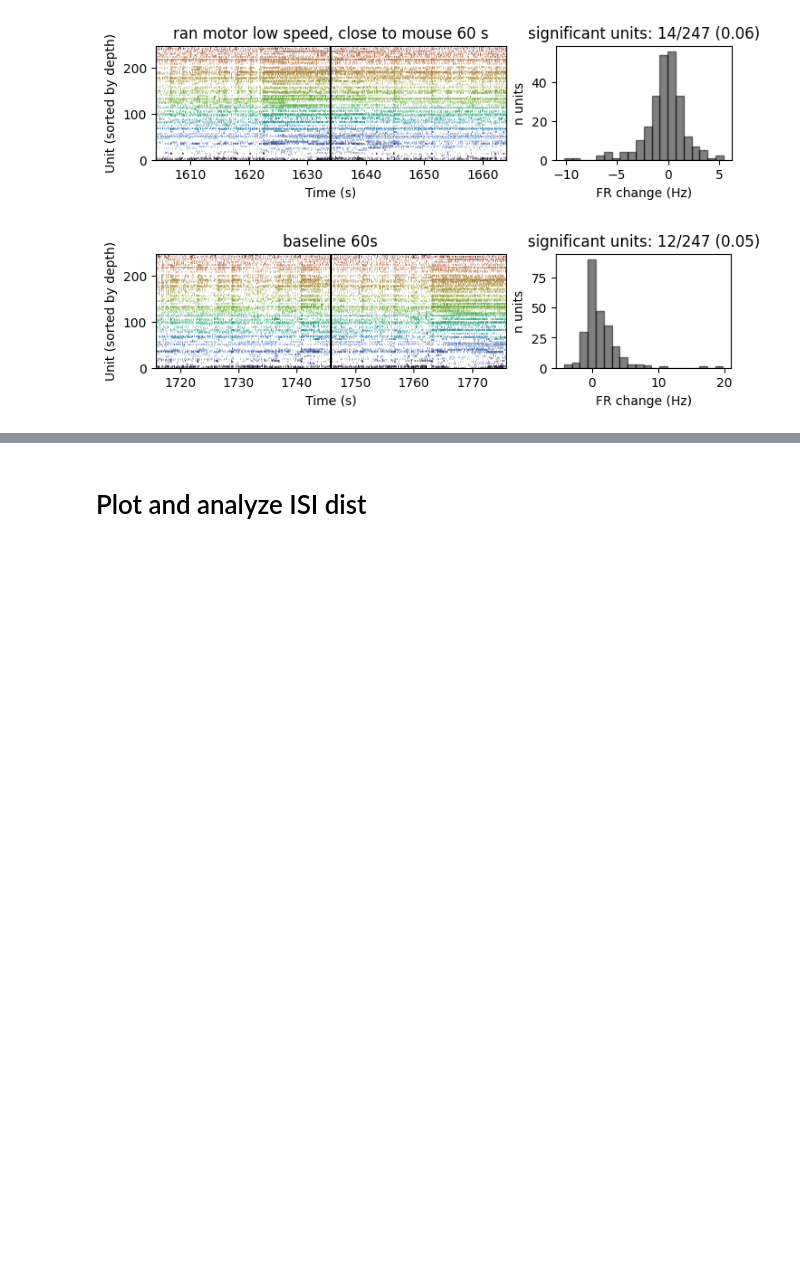
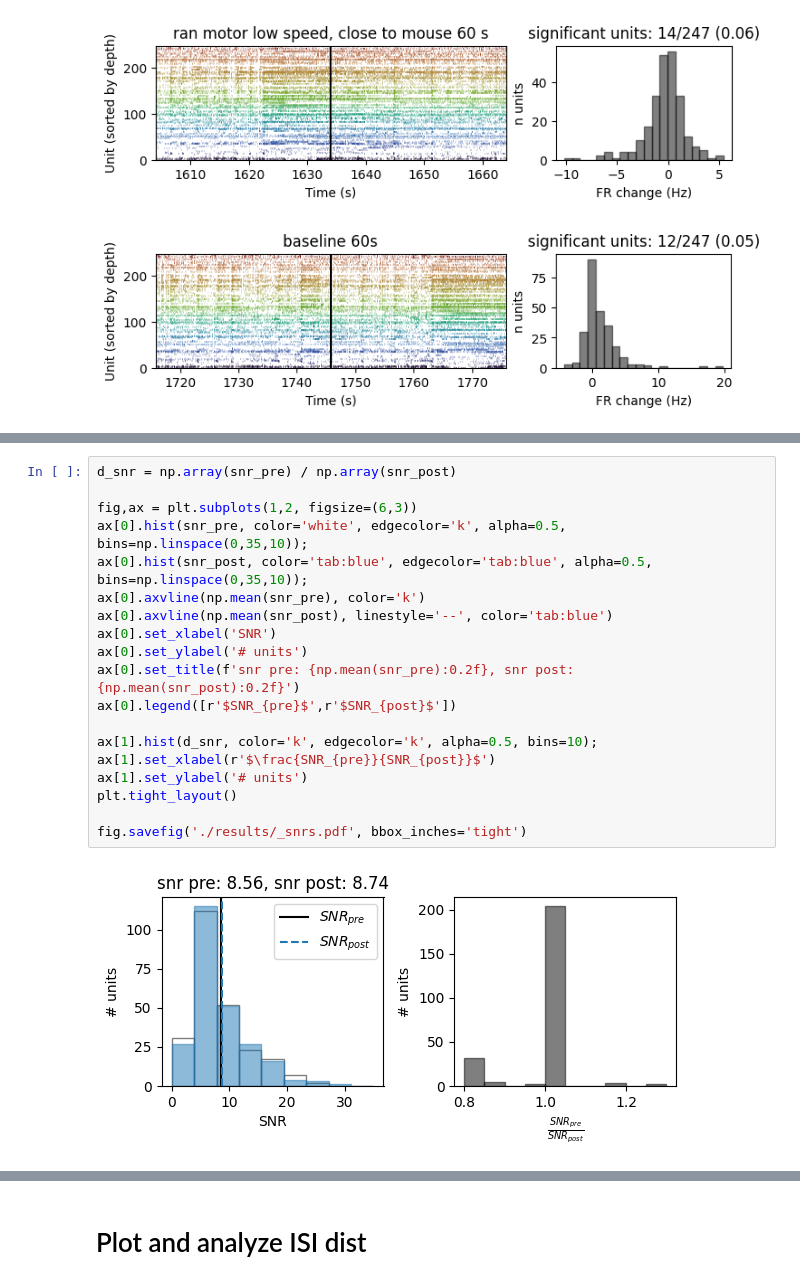
Before and after one commit to chris-angeloni/mpfc-pilot, a Jupyter notebook: robot_analysis.ipynb, the cells around one changed output, grey strips where cells are left out. Drawn from its saved outputs; the diff is of its cells as text; blank space fills up the shorter version.

```diff
--- a/robot_analysis.ipynb
+++ b/robot_analysis.ipynb
@@ -189,0 +302,21 @@ for event in messages.keys():
+# %%
+d_snr = np.array(snr_pre) / np.array(snr_post)
+
+fig,ax = plt.subplots(1,2, figsize=(6,3))
+ax[0].hist(snr_pre, color='white', edgecolor='k', alpha=0.5, bins=np.linspace(0,35,10));
+ax[0].hist(snr_post, color='tab:blue', edgecolor='tab:blue', alpha=0.5, bins=np.linspace(0,35,10));
+ax[0].axvline(np.mean(snr_pre), color='k')
+ax[0].axvline(np.mean(snr_post), linestyle='--', color='tab:blue')
+ax[0].set_xlabel('SNR')
+ax[0].set_ylabel('# units')
+ax[0].set_title(f'snr pre: {np.mean(snr_pre):0.2f}, snr post: {np.mean(snr_post):0.2f}')
+ax[0].legend([r'$SNR_{pre}$',r'$SNR_{post}$'])
+
+ax[1].hist(d_snr, color='k', edgecolor='k', alpha=0.5, bins=10);
+ax[1].set_xlabel(r'$\frac{SNR_{pre}}{SNR_{post}}$')
+ax[1].set_ylabel('# units')
+plt.tight_layout()
+
+fig.savefig('./results/_snrs.pdf', bbox_inches='tight')
+# %% [output]
+[figure, added]
```
Also changed, not shown: parts of 14 cells of this notebook, 2 other files.
